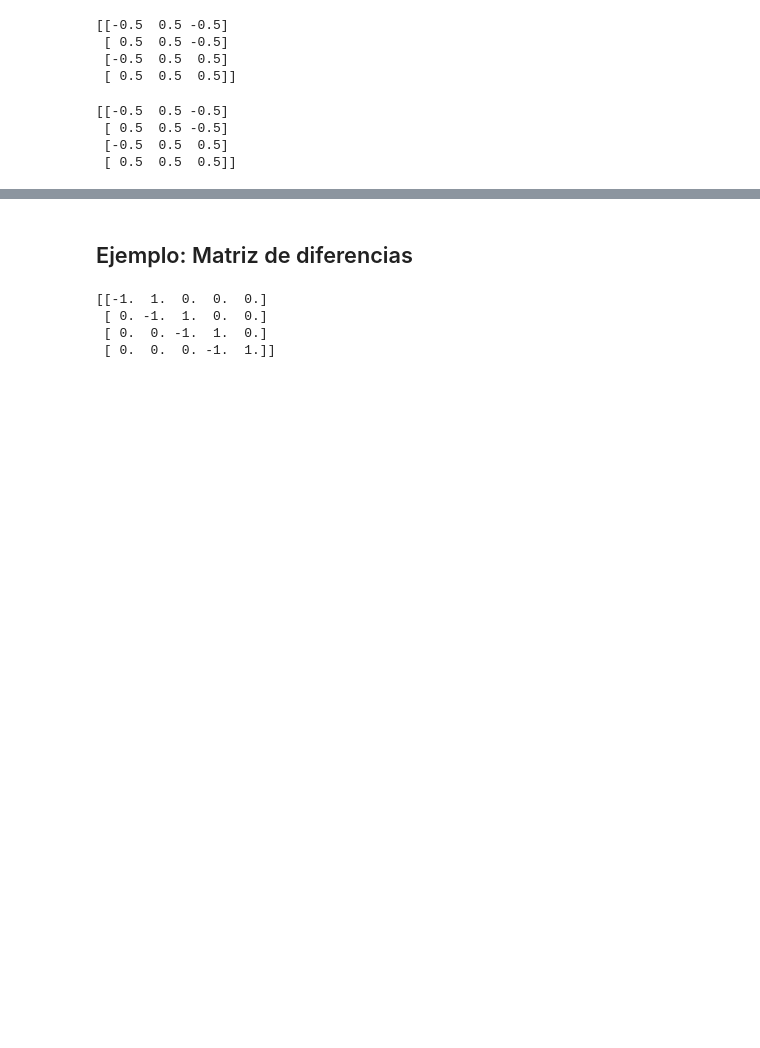
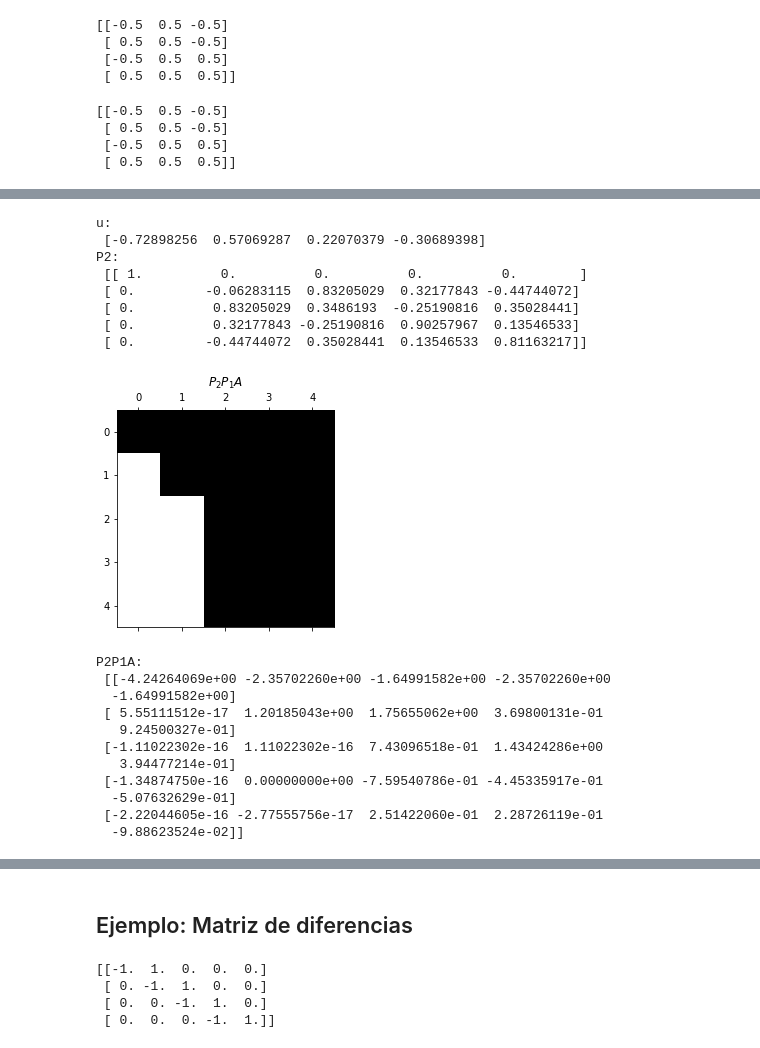
Before and after one commit to ManuelSanchezUribe/IMT3850, a Jupyter notebook: Jupyter notebooks/Algebra Linear 2.ipynb, the cells around one changed output, grey strips where cells are left out. Cells and saved outputs as stored; diff of their text form; code cells hidden in the pictures; blank space fills up the shorter version.

```diff
--- a/Jupyter notebooks/Algebra Linear 2.ipynb
+++ b/Jupyter notebooks/Algebra Linear 2.ipynb
@@ -126,0 +249,44 @@ print(Q)
+# %%
+B = P1@A #Guardandola en otra variable solo para efectos de visualización
+
+I4 = np.eye(4)
+e1 = I4[:,0]
+
+u_tilde = B[1:,1] + e1*np.linalg.norm(B[1:,1])*np.sign(B[1,1])
+u = u_tilde/np.linalg.norm(u_tilde)
+
+print("u:\n", u)
+
+P2_tilde = I4 - 2*np.outer(u, u)
+
+P2 = np.eye(5)
+P2[1:,1:] = P2_tilde
+
+print("P2:\n", P2)
+
+plt.spy(P2@P1@A, precision=1e-14)
+plt.title("$P_2P_1A$")
+plt.show()
+
+print("P2P1A:\n",P2@P1@A)
+# %% [output]
+u:
+ [-0.72898256  0.57069287  0.22070379 -0.30689398]
+P2:
+ [[ 1.          0.          0.          0.          0.        ]
+ [ 0.         -0.06283115  0.83205029  0.32177843 -0.44744072]
+ [ 0.          0.83205029  0.3486193  -0.25190816  0.35028441]
+ [ 0.          0.32177843 -0.25190816  0.90257967  0.13546533]
+ [ 0.         -0.44744072  0.35028441  0.13546533  0.81163217]]
+[figure, added]
+P2P1A:
+ [[-4.24264069e+00 -2.35702260e+00 -1.64991582e+00 -2.35702260e+00
+  -1.64991582e+00]
+ [ 5.55111512e-17  1.20185043e+00  1.75655062e+00  3.69800131e-01
+   9.24500327e-01]
+ [-1.11022302e-16  1.11022302e-16  7.43096518e-01  1.43424286e+00
+   3.94477214e-01]
+ [-1.34874750e-16  0.00000000e+00 -7.59540786e-01 -4.45335917e-01
+  -5.07632629e-01]
+ [-2.22044605e-16 -2.77555756e-17  2.51422060e-01  2.28726119e-01
+  -9.88623524e-02]]
```
Also changed, not shown: parts of 15 cells of this notebook, 1 other file.
